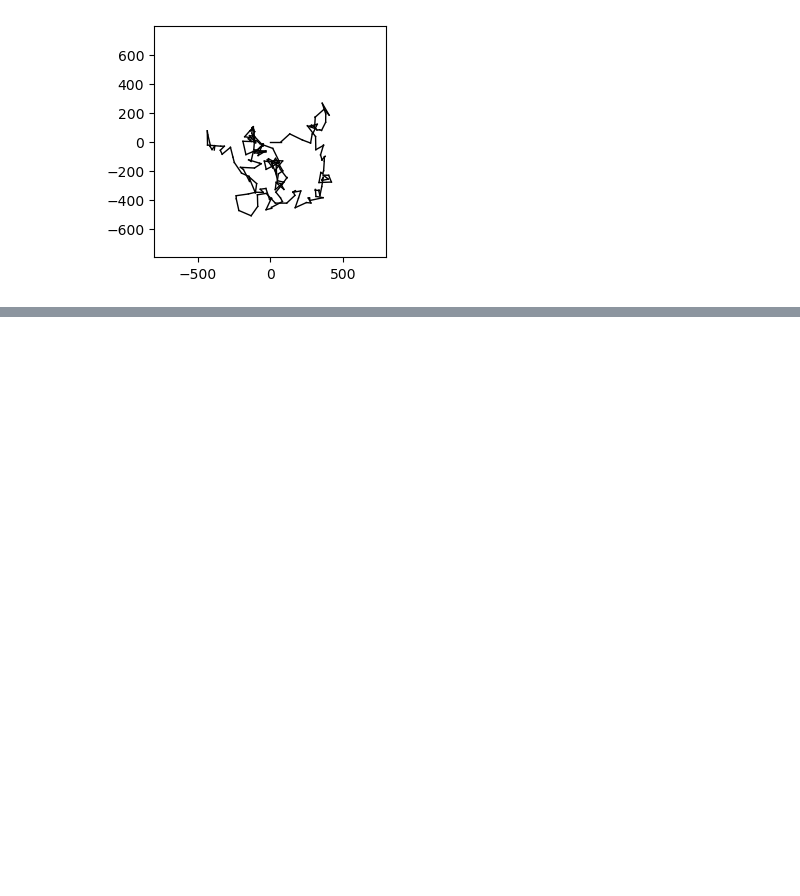
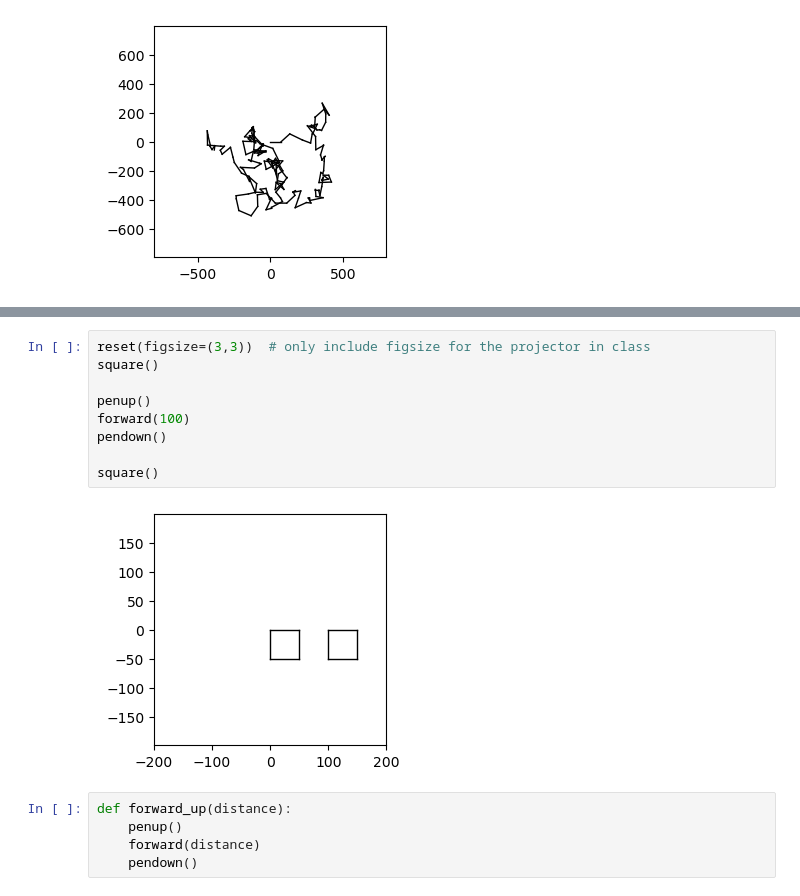
Before and after one commit to bblais/AI-and-Robotics-Fall-2024-Class-Notebooks, a Jupyter notebook: Sprint #1 - Programming and Games/2009-09-05 - Turtle If-then etc.ipynb, the cells around one changed output, grey strips where cells are left out. Cells and saved outputs as stored; diff of their text form; blank space fills up the shorter version.

```diff
--- a/Sprint #1 - Programming and Games/2009-09-05 - Turtle If-then etc.ipynb
+++ b/Sprint #1 - Programming and Games/2009-09-05 - Turtle If-then etc.ipynb
@@ -170,0 +199,16 @@ for bob in range(200):
+# %%
+reset(figsize=(3,3))  # only include figsize for the projector in class
+square()
+
+penup()
+forward(100)
+pendown()
+
+square()
+# %% [output]
+[figure, added]
+# %%
+def forward_up(distance):
+    penup()
+    forward(distance)
+    pendown()
```
Also changed, not shown: parts of 4 cells of this notebook, 1 other file.
